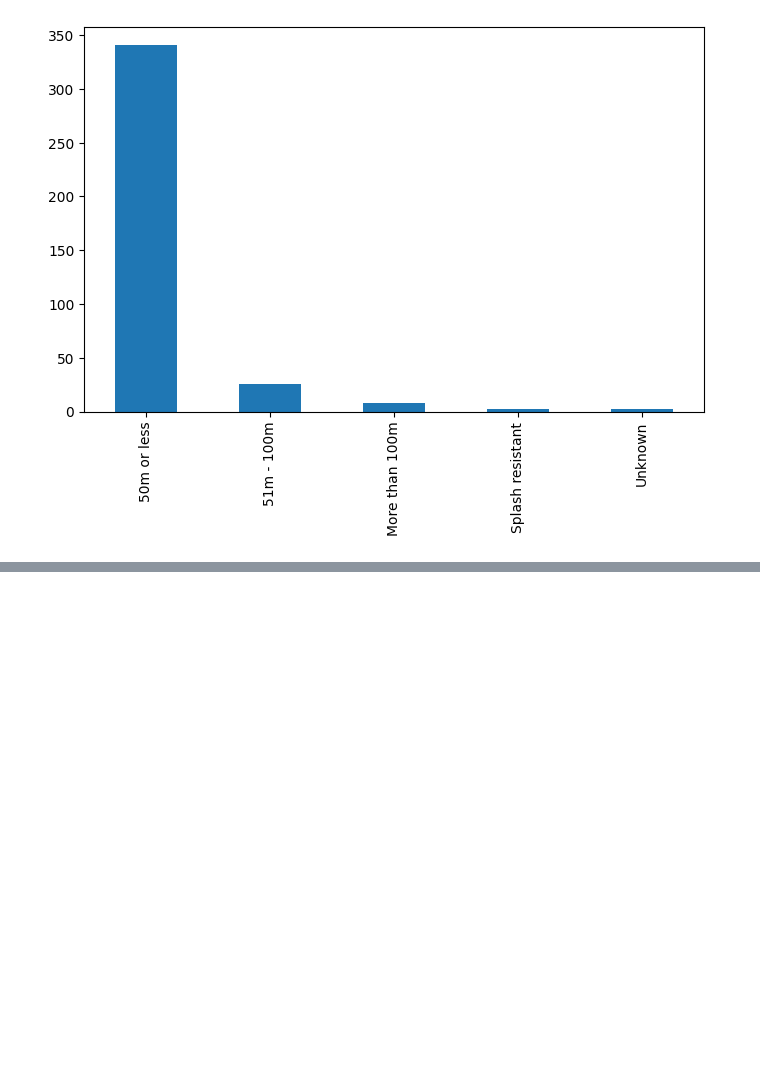
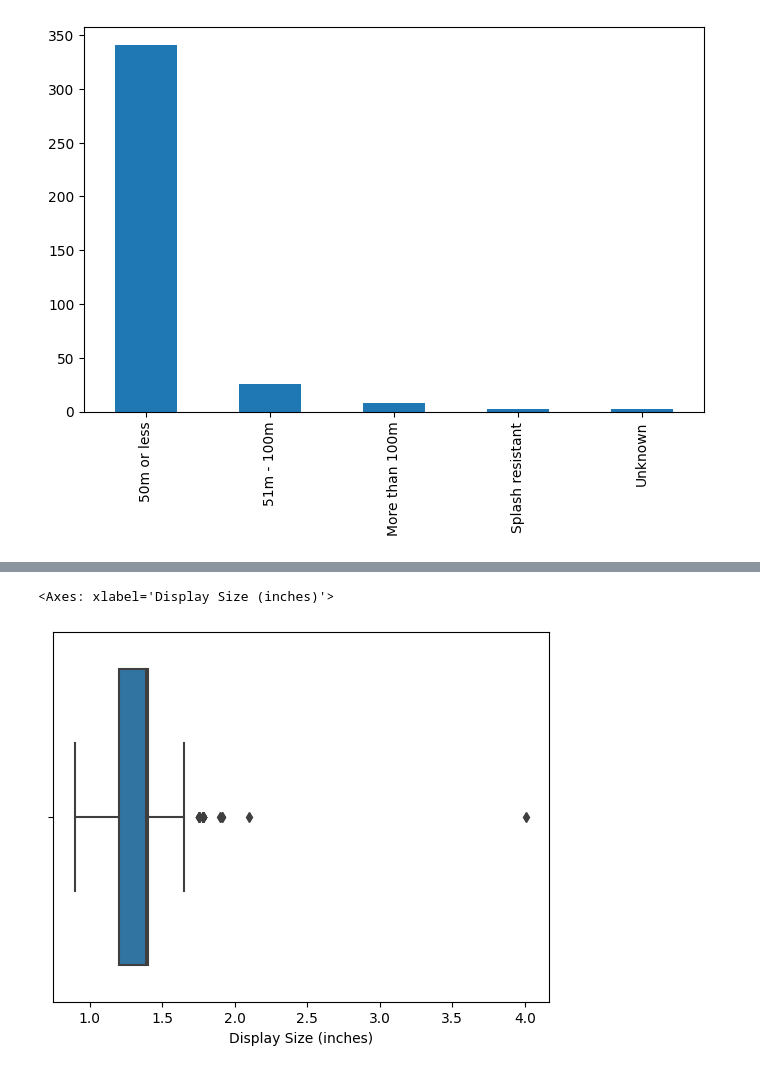
Before and after one commit to Ranjitkumarmuduli/Smart-watch-price-prediction, a Jupyter notebook: SWP_Prediction.ipynb, the cells around one changed output, grey strips where cells are left out. Saved outputs shown, nothing was run; the diff lists cells and outputs as text; code cells hidden in the pictures; blank space fills up the shorter version.

```diff
--- a/SWP_Prediction.ipynb
+++ b/SWP_Prediction.ipynb
@@ -431,0 +494,5 @@ df['Water Resistance (meters)'].value_counts().plot(kind='bar')
+# %%
+sns.boxplot(x=df['Display Size (inches)'])
+# %% [output]
+<Axes: xlabel='Display Size (inches)'>
+[figure, added]
```
Also changed, not shown: parts of 36 cells of this notebook.
